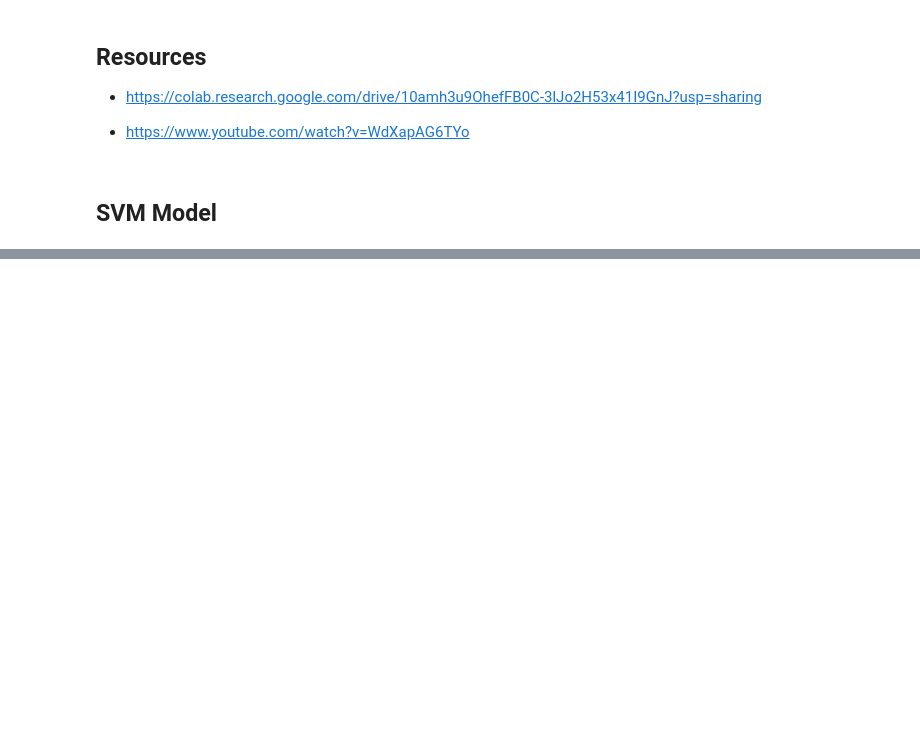
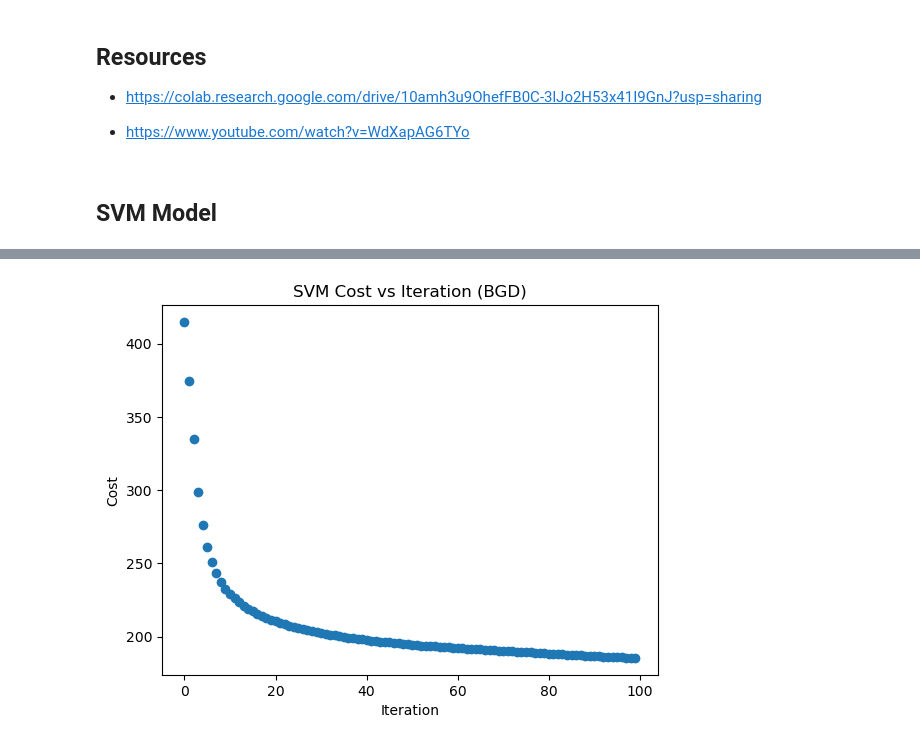
Before and after one commit to cameron-925/Machine_Learning_from_Scratch, a Jupyter notebook: SVM_Notebook.ipynb, the cells around one changed output, grey strips where cells are left out. Saved outputs shown, nothing was run; the diff lists cells and outputs as text; code cells hidden in the pictures; blank space fills up the shorter version.

```diff
--- a/SVM_Notebook.ipynb
+++ b/SVM_Notebook.ipynb
@@ -149,0 +164,8 @@ vector.shape
+# %%
+plt.scatter(list(range(len(model.costs))), model.costs)
+plt.xlabel("Iteration")
+plt.ylabel("Cost")
+plt.title("SVM Cost vs Iteration (BGD)")
+plt.show()
+# %% [output]
+[figure, added]
```
Also changed, not shown: parts of 19 cells of this notebook.
